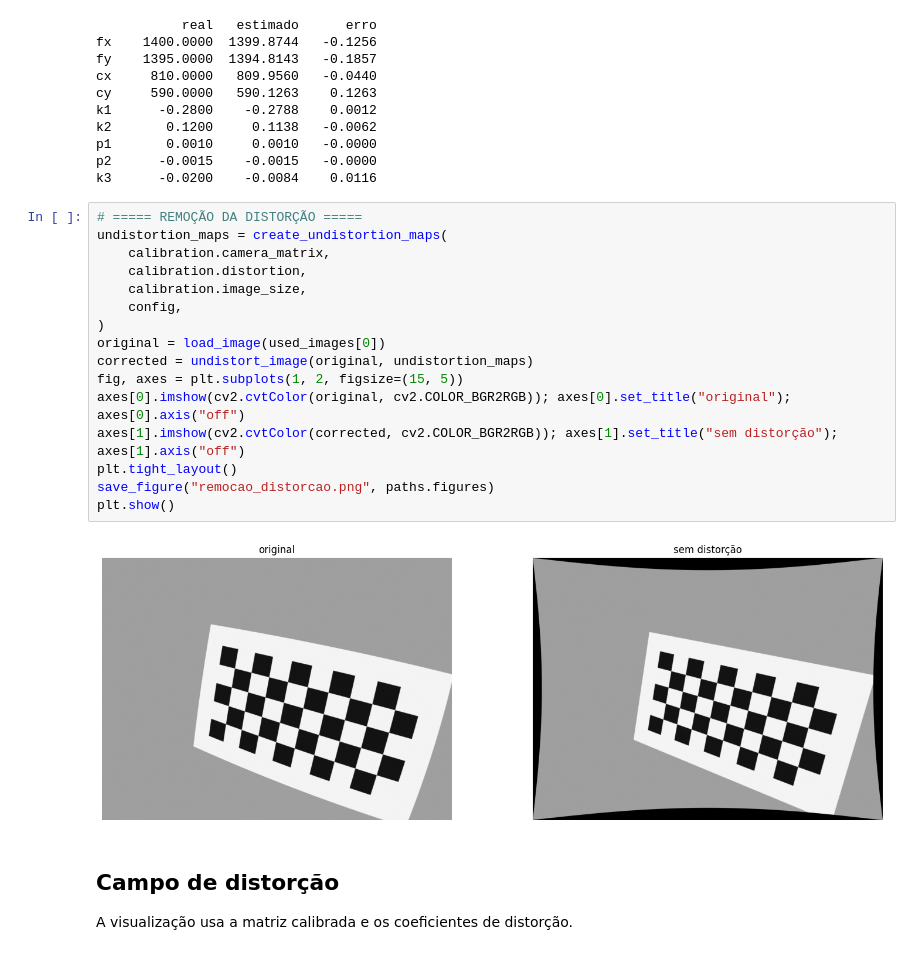
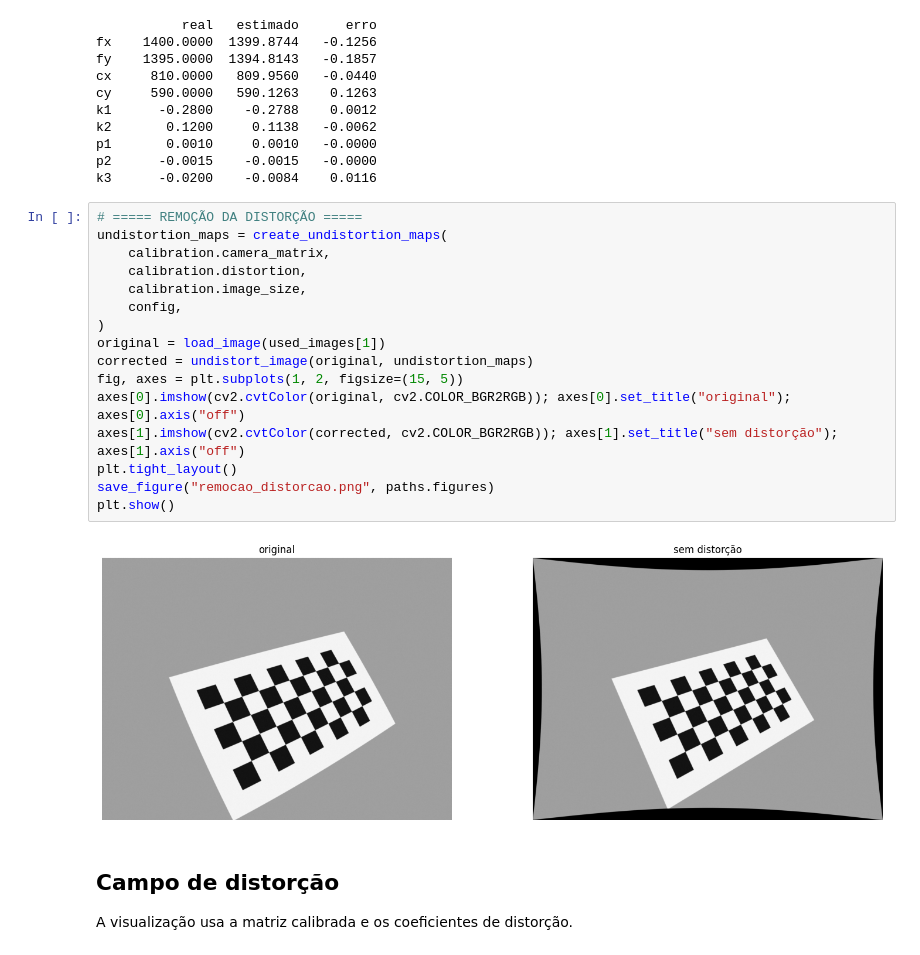
Before and after one commit to AugustC/info7064-ta02, a Jupyter notebook: TA02_Tarefa_Calibracao_de_Camera_refatorado.ipynb, the cells around one changed output. Saved outputs shown, nothing was run; the diff lists cells and outputs as text.

```diff
--- a/TA02_Tarefa_Calibracao_de_Camera_refatorado.ipynb
+++ b/TA02_Tarefa_Calibracao_de_Camera_refatorado.ipynb
@@ -181,21 +177,21 @@ k3      -0.0200    -0.0084    0.0116
 # %%
 # ===== REMOÇÃO DA DISTORÇÃO =====
 undistortion_maps = create_undistortion_maps(
     calibration.camera_matrix,
     calibration.distortion,
     calibration.image_size,
     config,
 )
-original = load_image(used_images[0])
+original = load_image(used_images[1])
 corrected = undistort_image(original, undistortion_maps)
 fig, axes = plt.subplots(1, 2, figsize=(15, 5))
 axes[0].imshow(cv2.cvtColor(original, cv2.COLOR_BGR2RGB)); axes[0].set_title("original"); axes[0].axis("off")
 axes[1].imshow(cv2.cvtColor(corrected, cv2.COLOR_BGR2RGB)); axes[1].set_title("sem distorção"); axes[1].axis("off")
 plt.tight_layout()
 save_figure("remocao_distorcao.png", paths.figures)
 plt.show()
 # %% [output]
-[figure, old version]
+[figure, new version]
 # %% [markdown]
 ## Campo de distorção
 
```
Also changed, not shown: parts of 4 cells of this notebook.
